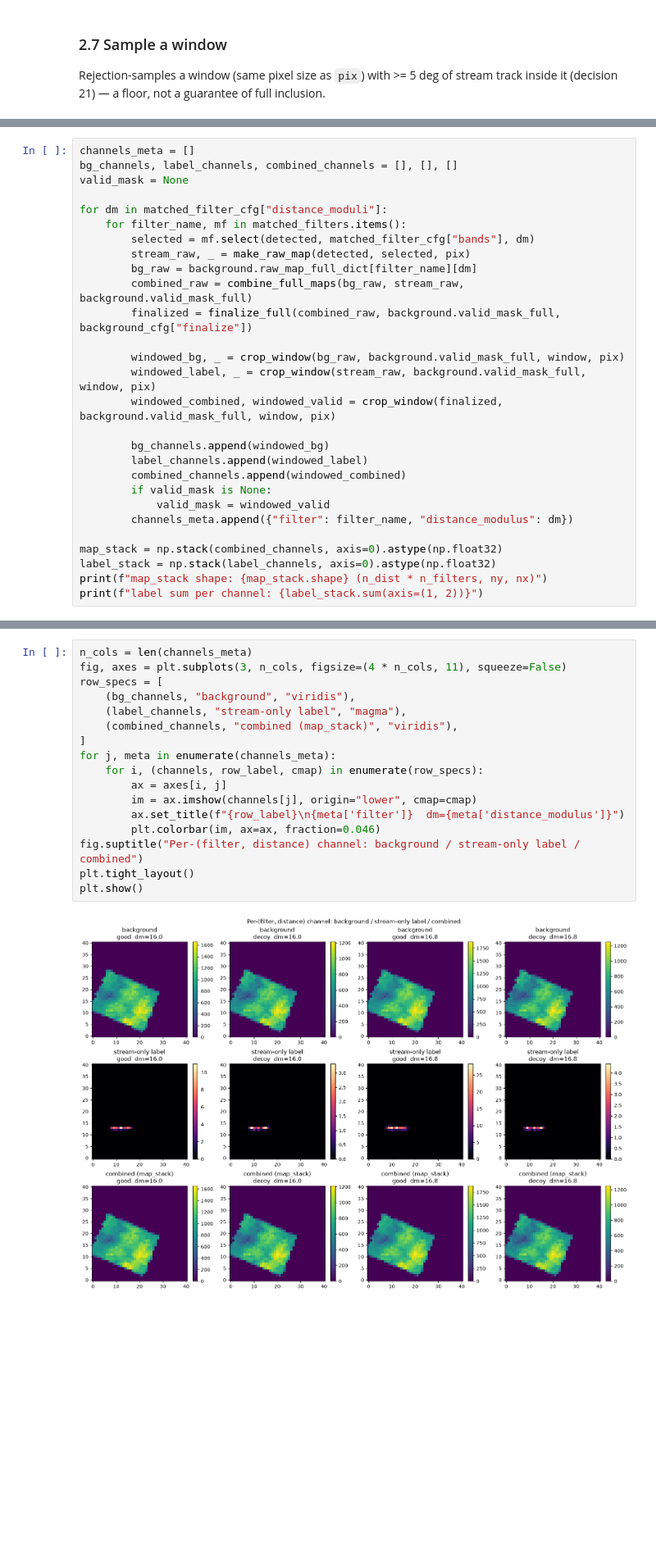
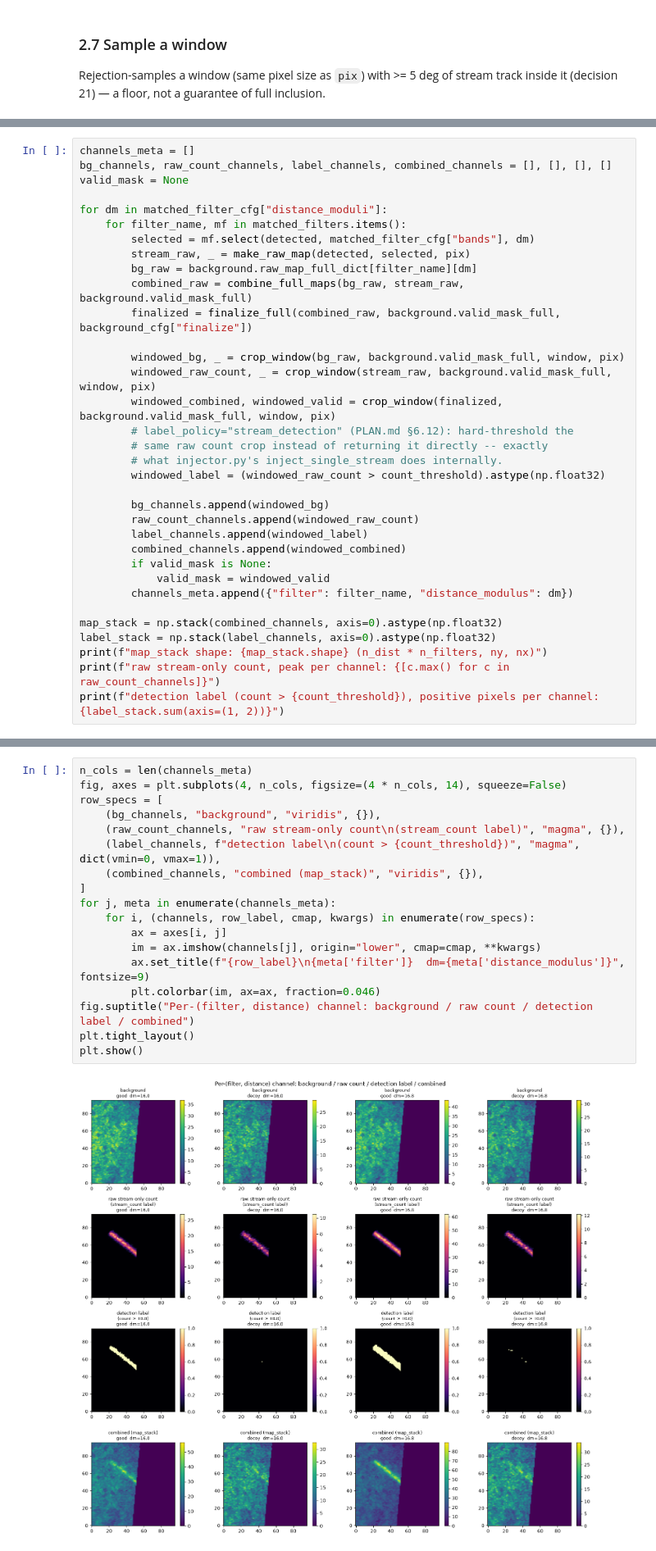
Before and after one commit to MatthieuPE/streamgoggles, a Jupyter notebook: notebooks/create_data.ipynb, the cells around one changed output, grey strips where cells are left out. Shown at 82% size. Drawn from its saved outputs; the diff is of its cells as text; blank space fills up the shorter version.

```diff
--- a/notebooks/create_data.ipynb
+++ b/notebooks/create_data.ipynb
@@ -400,6 +452,6 @@ order `Sample.metadata["channels"]` records.
 # %%
 channels_meta = []
-bg_channels, label_channels, combined_channels = [], [], []
+bg_channels, raw_count_channels, label_channels, combined_channels = [], [], [], []
 valid_mask = None
 
 for dm in matched_filter_cfg["distance_moduli"]:
@@ -411,10 +463,15 @@ for dm in matched_filter_cfg["distance_moduli"]:
         finalized = finalize_full(combined_raw, background.valid_mask_full, background_cfg["finalize"])
 
         windowed_bg, _ = crop_window(bg_raw, background.valid_mask_full, window, pix)
-        windowed_label, _ = crop_window(stream_raw, background.valid_mask_full, window, pix)
+        windowed_raw_count, _ = crop_window(stream_raw, background.valid_mask_full, window, pix)
         windowed_combined, windowed_valid = crop_window(finalized, background.valid_mask_full, window, pix)
+        # label_policy="stream_detection" (PLAN.md §6.12): hard-threshold the
+        # same raw count crop instead of returning it directly -- exactly
+        # what injector.py's inject_single_stream does internally.
+        windowed_label = (windowed_raw_count > count_threshold).astype(np.float32)
 
         bg_channels.append(windowed_bg)
+        raw_count_channels.append(windowed_raw_count)
         label_channels.append(windowed_label)
         combined_channels.append(windowed_combined)
         if valid_mask is None:
@@ -424,5 +481,6 @@ for dm in matched_filter_cfg["distance_moduli"]:
 map_stack = np.stack(combined_channels, axis=0).astype(np.float32)
 label_stack = np.stack(label_channels, axis=0).astype(np.float32)
 print(f"map_stack shape: {map_stack.shape} (n_dist * n_filters, ny, nx)")
-print(f"label sum per channel: {label_stack.sum(axis=(1, 2))}")
+print(f"raw stream-only count, peak per channel: {[c.max() for c in raw_count_channels]}")
+print(f"detection label (count > {count_threshold}), positive pixels per channel: {label_stack.sum(axis=(1, 2))}")
 # %% [output]
@@ -431,22 +490,23 @@ label sum per channel: [ 77.155365  23.164814 232.93774   31.883541]
 # %%
 n_cols = len(channels_meta)
-fig, axes = plt.subplots(3, n_cols, figsize=(4 * n_cols, 11), squeeze=False)
+fig, axes = plt.subplots(4, n_cols, figsize=(4 * n_cols, 14), squeeze=False)
 row_specs = [
-    (bg_channels, "background", "viridis"),
-    (label_channels, "stream-only label", "magma"),
-    (combined_channels, "combined (map_stack)", "viridis"),
+    (bg_channels, "background", "viridis", {}),
+    (raw_count_channels, "raw stream-only count\n(stream_count label)", "magma", {}),
+    (label_channels, f"detection label\n(count > {count_threshold})", "magma", dict(vmin=0, vmax=1)),
+    (combined_channels, "combined (map_stack)", "viridis", {}),
 ]
 for j, meta in enumerate(channels_meta):
-    for i, (channels, row_label, cmap) in enumerate(row_specs):
+    for i, (channels, row_label, cmap, kwargs) in enumerate(row_specs):
         ax = axes[i, j]
-        im = ax.imshow(channels[j], origin="lower", cmap=cmap)
-        ax.set_title(f"{row_label}\n{meta['filter']}  dm={meta['distance_modulus']}")
+        im = ax.imshow(channels[j], origin="lower", cmap=cmap, **kwargs)
+        ax.set_title(f"{row_label}\n{meta['filter']}  dm={meta['distance_modulus']}", fontsize=9)
         plt.colorbar(im, ax=ax, fraction=0.046)
-fig.suptitle("Per-(filter, distance) channel: background / stream-only label / combined")
+fig.suptitle("Per-(filter, distance) channel: background / raw count / detection label / combined")
 plt.tight_layout()
 plt.show()
 # %% [output]
-[figure, old version]
+[figure, new version]
 # %% [markdown]
 ### 2.9 Assemble the `Sample`
 
```
Also changed, not shown: parts of 20 cells of this notebook, 7 other files.
